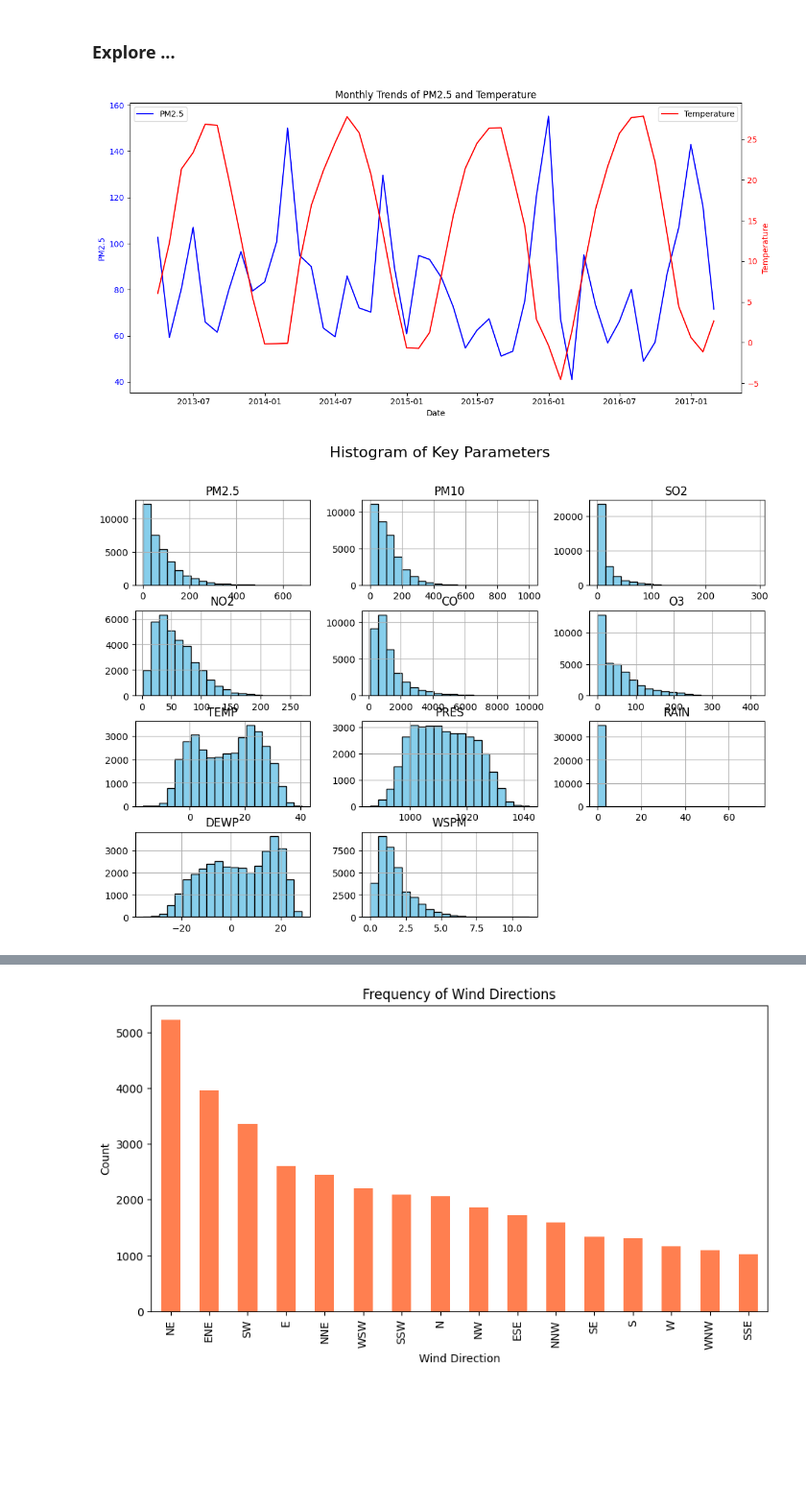
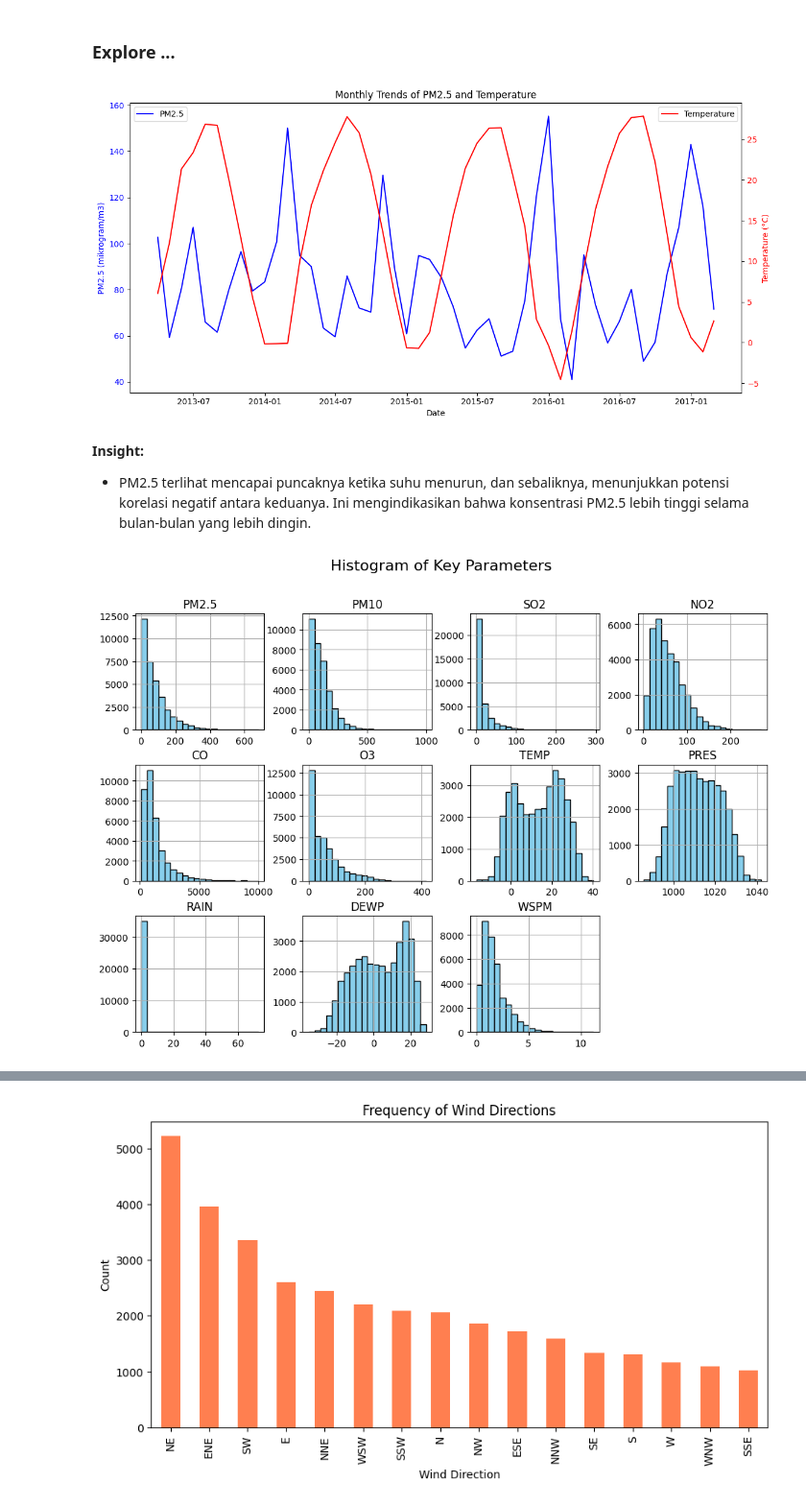
Before and after one commit to Rashadfajar/ta-AirQuality-Rashad, a Jupyter notebook: Proyek_Analisis_Data.ipynb, the cells around one changed output, grey strips where cells are left out. Shown at 96% size. Saved outputs shown, nothing was run; the diff lists cells and outputs as text; code cells hidden in the pictures; blank space fills up the shorter version.

Commit message:
data

```diff
--- a/Proyek_Analisis_Data.ipynb
+++ b/Proyek_Analisis_Data.ipynb
@@ -191,13 +160,13 @@ fig, ax1 = plt.subplots(figsize=(12, 6))
 # Plot PM2.5 on the left y-axis
 ax1.plot(monthly_avg_PM25.index, monthly_avg_PM25, label='PM2.5', color='blue')
 ax1.set_xlabel('Date')
-ax1.set_ylabel('PM2.5', color='blue')
+ax1.set_ylabel('PM2.5 (mikrogram/m3)', color='blue')
 ax1.tick_params(axis='y', labelcolor='blue')
 
 # Create secondary y-axis for Temperature
 ax2 = ax1.twinx()
 ax2.plot(monthly_avg_temp.index, monthly_avg_temp, label='Temperature', color='red')
-ax2.set_ylabel('Temperature', color='red')
+ax2.set_ylabel('Temperature (°C)', color='red')
 ax2.tick_params(axis='y', labelcolor='red')
 
 # Title and legends
@@ -210,12 +179,15 @@ ax2.legend(loc='upper right')
 
 plt.show()
 # %% [output]
-[figure, old version]
+[figure, new version]
+# %% [markdown]
+**Insight:**
+- PM2.5 terlihat mencapai puncaknya ketika suhu menurun, dan sebaliknya, menunjukkan potensi korelasi negatif antara keduanya. Ini mengindikasikan bahwa konsentrasi PM2.5 lebih tinggi selama bulan-bulan yang lebih dingin.
 # %%
 # Histogram untuk melihat distribusi
 columns_to_plot = ['PM2.5', 'PM10', 'SO2', 'NO2', 'CO', 'O3', 'TEMP', 'PRES', 'RAIN','DEWP', 'WSPM']
-data[columns_to_plot].hist(figsize=(12, 8), bins=20, color='skyblue', edgecolor='black')
+data[columns_to_plot].hist(figsize=(12, 8), bins=20, color='skyblue', edgecolor='black', layout=(3, 4))
 plt.suptitle('Histogram of Key Parameters', fontsize=16)
 plt.show()
 # %% [output]
-[figure, old version]
+[figure, new version]
```
Also changed, not shown: parts of 26 cells of this notebook, 2 other files.
